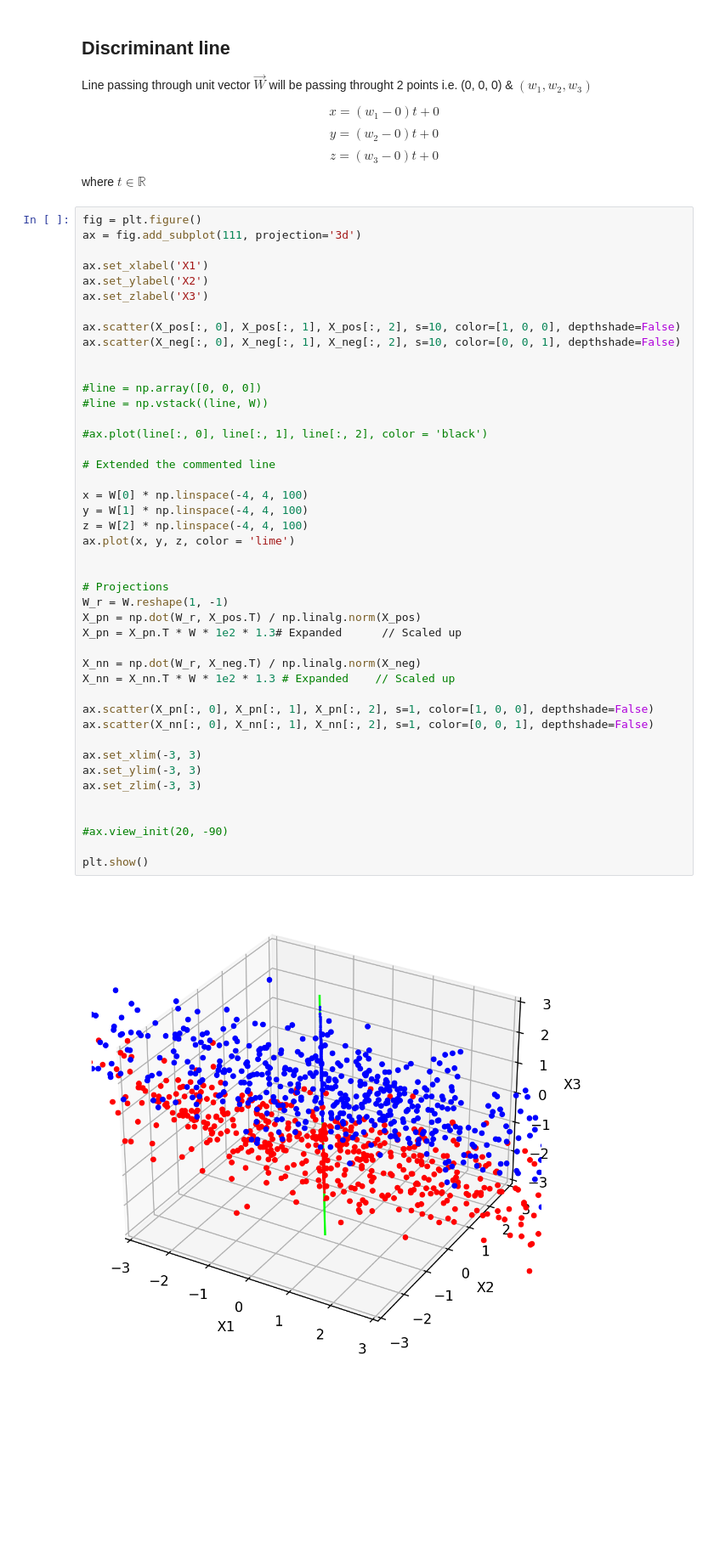
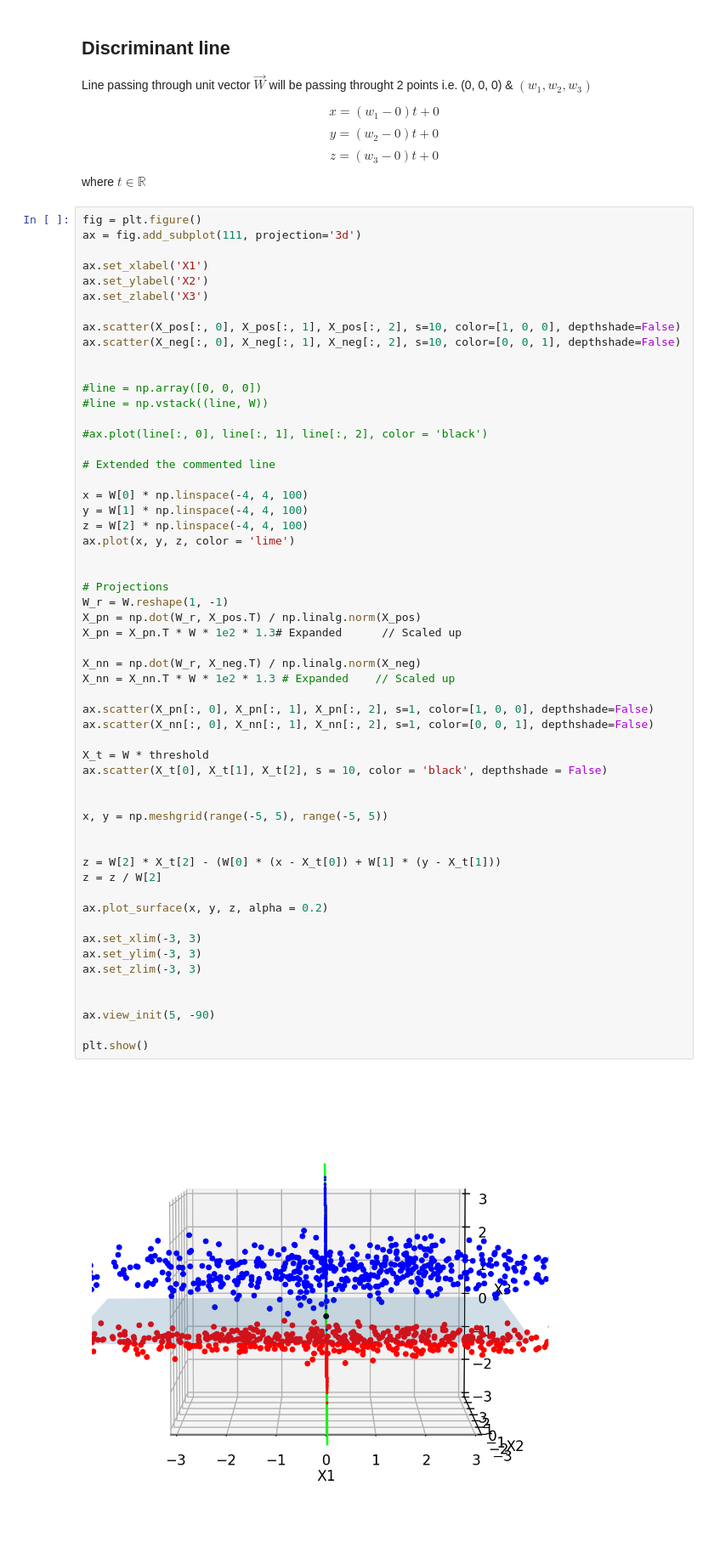
Before and after one commit to CyberKnight1803/ML_Assignment, a Jupyter notebook: fisher/Fisher's Linear Discriminant.ipynb, the cells around one changed output. Shown at 85% size. Cells and saved outputs as stored; diff of their text form; blank space fills up the shorter version.

```diff
--- a/fisher/Fisher's Linear Discriminant.ipynb
+++ b/fisher/Fisher's Linear Discriminant.ipynb
@@ -256,32 +256,44 @@ ax.scatter(X_neg[:, 0], X_neg[:, 1], X_neg[:, 2], s=10, color=[0, 0, 1], depthsh
 
 #ax.plot(line[:, 0], line[:, 1], line[:, 2], color = 'black')
 
 # Extended the commented line
 
 x = W[0] * np.linspace(-4, 4, 100)
 y = W[1] * np.linspace(-4, 4, 100)
 z = W[2] * np.linspace(-4, 4, 100)
 ax.plot(x, y, z, color = 'lime')
 
 
 # Projections
 W_r = W.reshape(1, -1)
 X_pn = np.dot(W_r, X_pos.T) / np.linalg.norm(X_pos)
 X_pn = X_pn.T * W * 1e2 * 1.3# Expanded      // Scaled up
 
 X_nn = np.dot(W_r, X_neg.T) / np.linalg.norm(X_neg)
 X_nn = X_nn.T * W * 1e2 * 1.3 # Expanded    // Scaled up
 
 ax.scatter(X_pn[:, 0], X_pn[:, 1], X_pn[:, 2], s=1, color=[1, 0, 0], depthshade=False)
 ax.scatter(X_nn[:, 0], X_nn[:, 1], X_nn[:, 2], s=1, color=[0, 0, 1], depthshade=False)
 
+X_t = W * threshold
+ax.scatter(X_t[0], X_t[1], X_t[2], s = 10, color = 'black', depthshade = False)
+
+
+x, y = np.meshgrid(range(-5, 5), range(-5, 5))
+
+
+z = W[2] * X_t[2] - (W[0] * (x - X_t[0]) + W[1] * (y - X_t[1]))
+z = z / W[2]
+
+ax.plot_surface(x, y, z, alpha = 0.2)
+
 ax.set_xlim(-3, 3)
 ax.set_ylim(-3, 3)
 ax.set_zlim(-3, 3)
 
 
-#ax.view_init(20, -90)
+ax.view_init(5, -90)
 
 plt.show()
 # %% [output]
-[figure, old version]
+[figure, new version]
```
Also changed, not shown: parts of 2 cells of this notebook.
